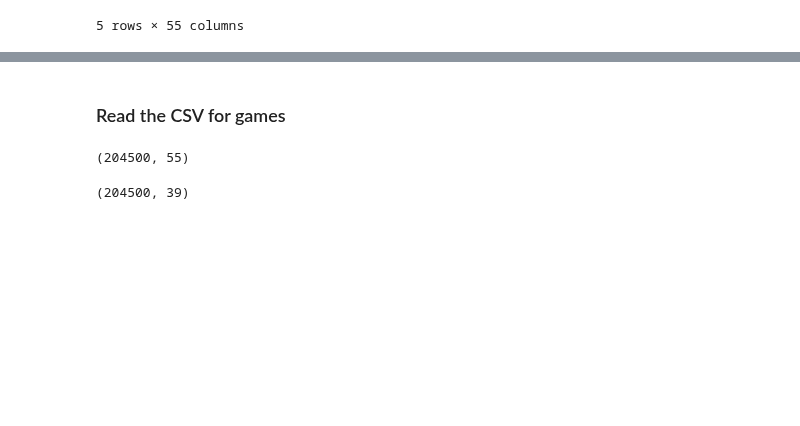
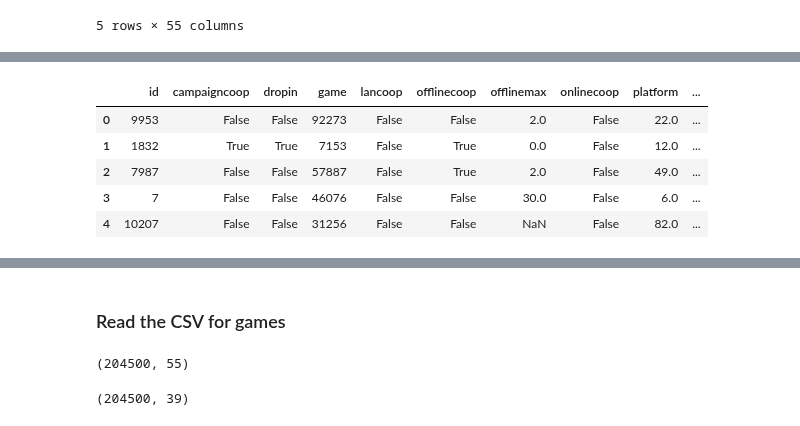
Before and after one commit to MrEnigmamgine/Videogame-Capstone_fork, a Jupyter notebook: Lindy_workbook.ipynb, the cells around one changed output, grey strips where cells are left out. Drawn from its saved outputs; the diff is of its cells as text; code cells hidden in the pictures; blank space fills up the shorter version.

```diff
--- a/Lindy_workbook.ipynb
+++ b/Lindy_workbook.ipynb
@@ -402,0 +613,20 @@ game_library.head()
+# %%
+def multi_play(wrapper):
+    multi_play= pd.DataFrame()
+    for i in range (0, 409):
+        multi_values = wrapper.api_request('multiplayer_modes', 'fields *; limit 500;' f'offset {i * 500};')
+        y = json.loads(multi_values)
+        results_df =pd.DataFrame(y)
+        multi_play = pd.concat([multi_play, multiplayer_modes])
+    return multi_play
+# %%
+multi_df = multi_play(wrapper)
+# %%
+multi_df.head()
+# %% [output]
+|  | id | campaigncoop | dropin | game | lancoop | offlinecoop | offlinemax | onlinecoop | platform | ... |
+| 0 | 9953 | False | False | 92273 | False | False | 2.0 | False | 22.0 | ... |
+| 1 | 1832 | True | True | 7153 | False | True | 0.0 | False | 12.0 | ... |
+| 2 | 7987 | False | False | 57887 | False | True | 2.0 | False | 49.0 | ... |
+| 3 | 7 | False | False | 46076 | False | False | 30.0 | False | 6.0 | ... |
+| 4 | 10207 | False | False | 31256 | False | False | NaN | False | 82.0 | ... |
```
Also changed, not shown: parts of 45 cells of this notebook, 1 other file.
